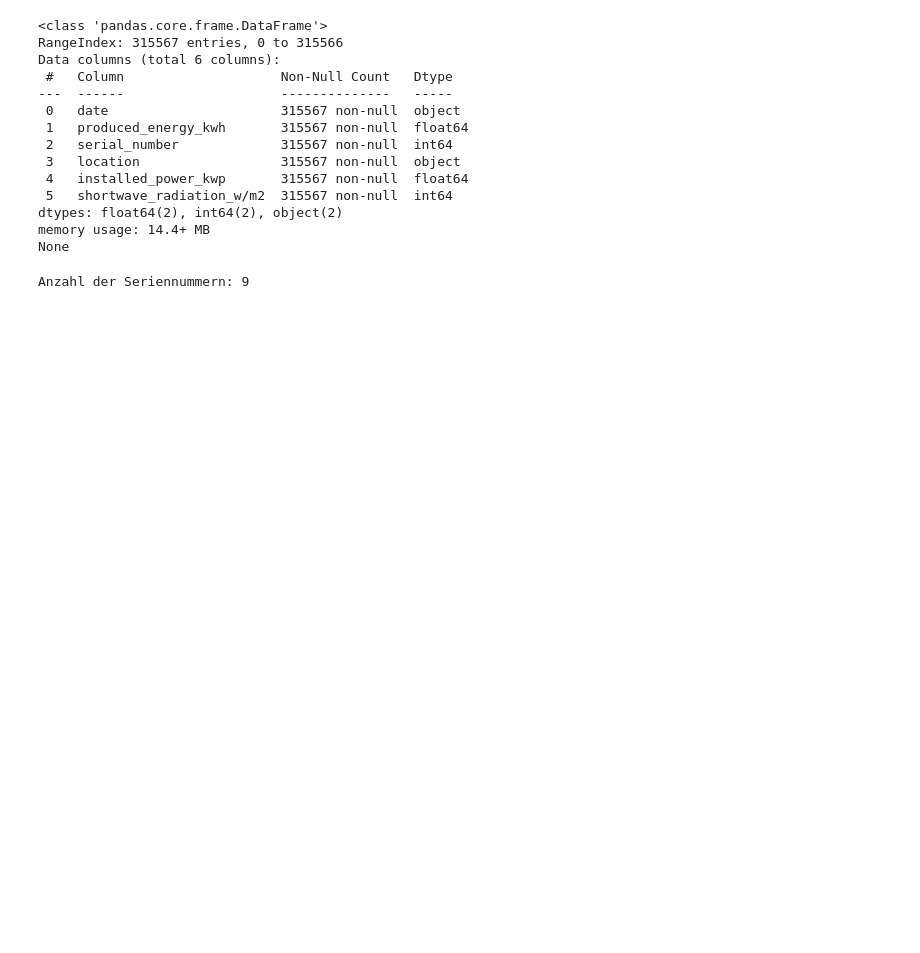
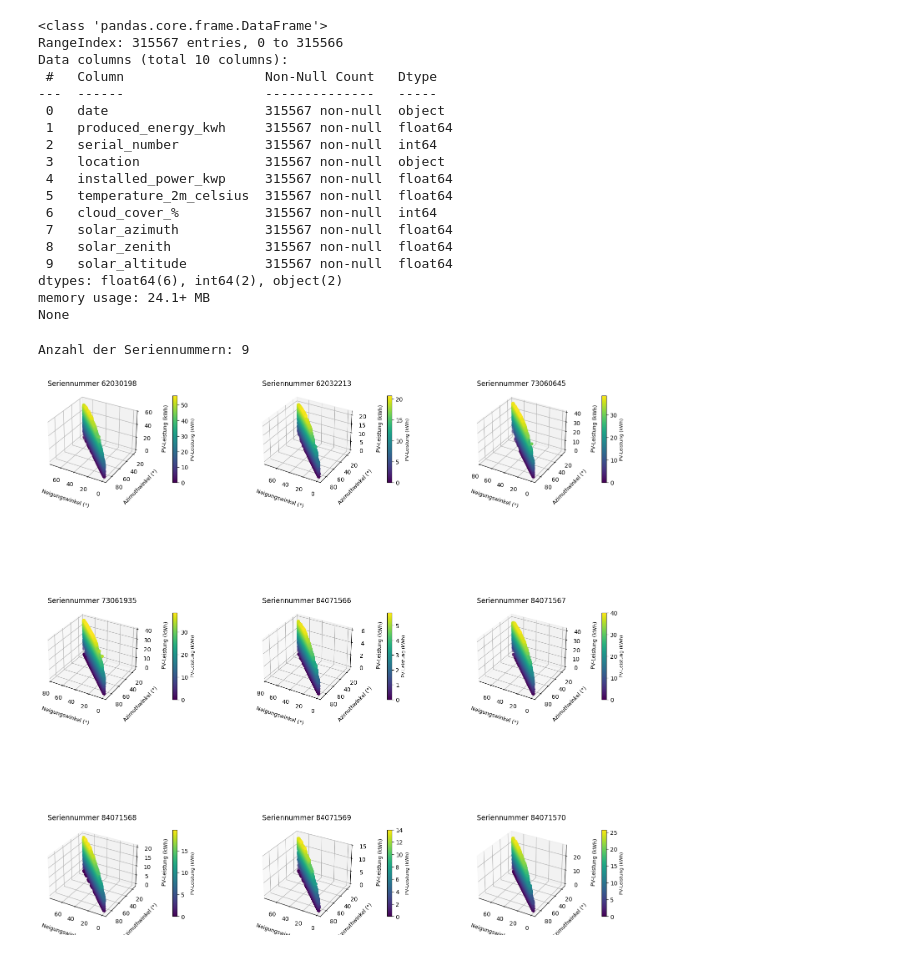
Before and after one commit to oppermannelias/Master-Arbeit, a Jupyter notebook: blmodell.ipynb, the cells around one changed output. Saved outputs shown, nothing was run; the diff lists cells and outputs as text; code cells hidden in the pictures; blank space fills up the shorter version.

```diff
--- a/blmodell.ipynb
+++ b/blmodell.ipynb
@@ -7,9 +8,9 @@ import matplotlib.pyplot as plt
 # %%
-INPUT_PATH = '../../data/preprocessed/alldata_merged.csv'
+INPUT_PATH = '../../data/feature_extraction/anglecalc.csv'
 
 df = pd.read_csv(INPUT_PATH)
 
-df = df.drop(columns=['specific_energy_kwh/kwp', 'latitude', 'longitude', 'connection_power_kwh', 'temperature_2m_celsius', 'relative_humidity_2m_%', 'dew_point_2m_celsius', 'apparent_temperature_celsius', 'cloud_cover_%', 'wind_speed_10m_km/h', 'wind_direction_10m_degree'])
+df = df.drop(columns=['shortwave_radiation_w/m2', 'specific_energy_kwh/kwp', 'latitude', 'longitude', 'connection_power_kwh', 'relative_humidity_2m_%', 'dew_point_2m_celsius', 'apparent_temperature_celsius', 'wind_speed_10m_km/h', 'wind_direction_10m_degree'])
 
 df.head()
 
@@ -17,25 +18,75 @@ print(df.info())
 # %% [output]
 <class 'pandas.core.frame.DataFrame'>
 RangeIndex: 315567 entries, 0 to 315566
-Data columns (total 6 columns):
- #   Column                    Non-Null Count   Dtype
----  ------                    --------------   -----
- 0   date                      315567 non-null  object
- 1   produced_energy_kwh       315567 non-null  float64
- 2   serial_number             315567 non-null  int64
- 3   location                  315567 non-null  object
- 4   installed_power_kwp       315567 non-null  float64
- 5   shortwave_radiation_w/m2  315567 non-null  int64
-dtypes: float64(2), int64(2), object(2)
-memory usage: 14.4+ MB
+Data columns (total 10 columns):
+ #   Column                  Non-Null Count   Dtype
+---  ------                  --------------   -----
+ 0   date                    315567 non-null  object
+ 1   produced_energy_kwh     315567 non-null  float64
+ 2   serial_number           315567 non-null  int64
+ 3   location                315567 non-null  object
+ 4   installed_power_kwp     315567 non-null  float64
+ 5   temperature_2m_celsius  315567 non-null  float64
+ 6   cloud_cover_%           315567 non-null  int64
+ 7   solar_azimuth           315567 non-null  float64
+ 8   solar_zenith            315567 non-null  float64
+ 9   solar_altitude          315567 non-null  float64
+dtypes: float64(6), int64(2), object(2)
+memory usage: 24.1+ MB
 None
 # %%
+
+df['date'] = pd.to_datetime(df['date'])
+
 model = LinearRegression()
 serial_number = df['serial_number'].unique()
 count_serial_number = len(serial_number)
 print(f"Anzahl der Seriennummern: {count_serial_number}")
 # %% [output]
 Anzahl der Seriennummern: 9
+# %%
+fig = plt.figure(figsize=(18, 18))
+ncols, nrows = 3, 3
+
+
+for idx, (serial_number, gruppe) in enumerate(df.groupby('serial_number')):
+    if idx >= count_serial_number:  # Sicherstellen, dass wir nur die vorhandenen Achsen verwenden
+        break
+
+    gruppe = gruppe[(gruppe['solar_altitude'] > 0) & (gruppe['solar_zenith'] > 0)]
+
+    if gruppe.empty:
+        continue
+
+
+    ax = fig.add_subplot(nrows, ncols, idx + 1, projection='3d')
+
+    x = gruppe['solar_altitude'].values
+
+    y = gruppe['solar_zenith'].values
+
+    z = gruppe['produced_energy_kwh'].values
+
+
+    scatter = ax.scatter(x, y, z, c=z, cmap='viridis', s=20)
+
+
+    # Titel und Achsenbeschriftungen
+    ax.set_title(f"Seriennummer {serial_number}")
+    ax.set_xlabel("Neigungswinkel (°)", fontsize = 9, labelpad = 10)
+    ax.set_ylabel("Azimuthwinkel (°)", fontsize = 9, labelpad = 10)
+    ax.set_zlabel("PV-Leistung (kWh)", fontsize = 9, labelpad = 10)
+
+    ax.view_init(elev=30, azim=120)  # Höhe und Drehwinkel der Kamera
+
+    cbar = fig.colorbar(scatter, ax=ax, shrink=0.6, pad=0.2)
+    cbar.set_label("PV-Leistung (kWh)", fontsize=8)
+
+plt.subplots_adjust(hspace=0.5, wspace=0.4)  # Horizontaler und vertikaler Abstand
+
+plt.show()
+# %% [output]
+[figure, added]
 # %%
 fig, axes = plt.subplots(3, 3, figsize=(15, 15))
 axes = axes.flatten()
```
Also changed, not shown: parts of 6 cells of this notebook.
